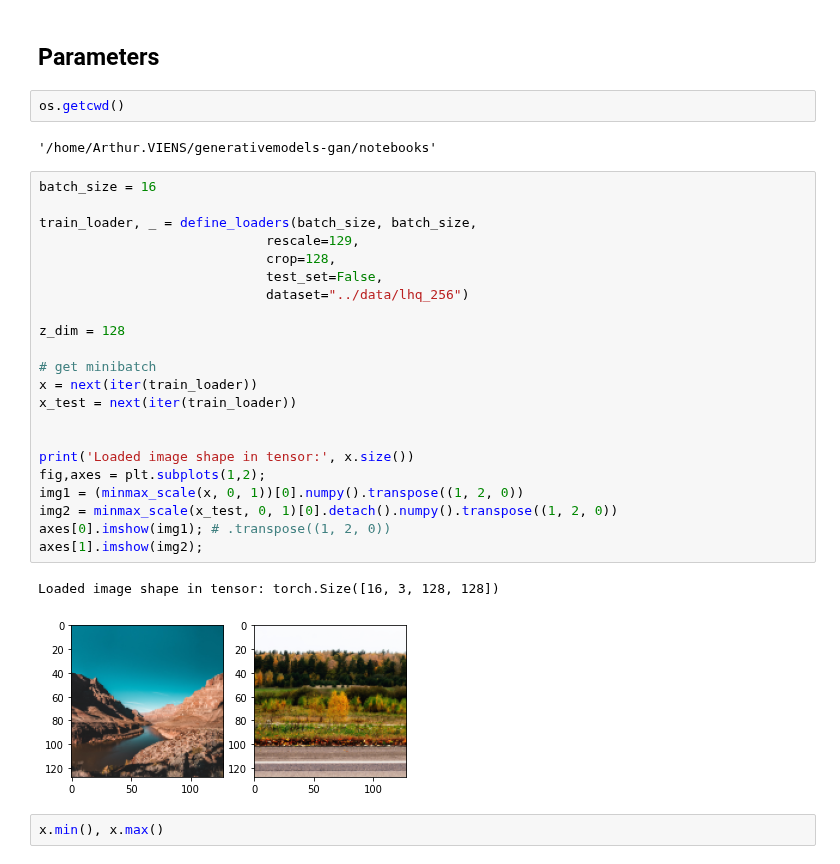
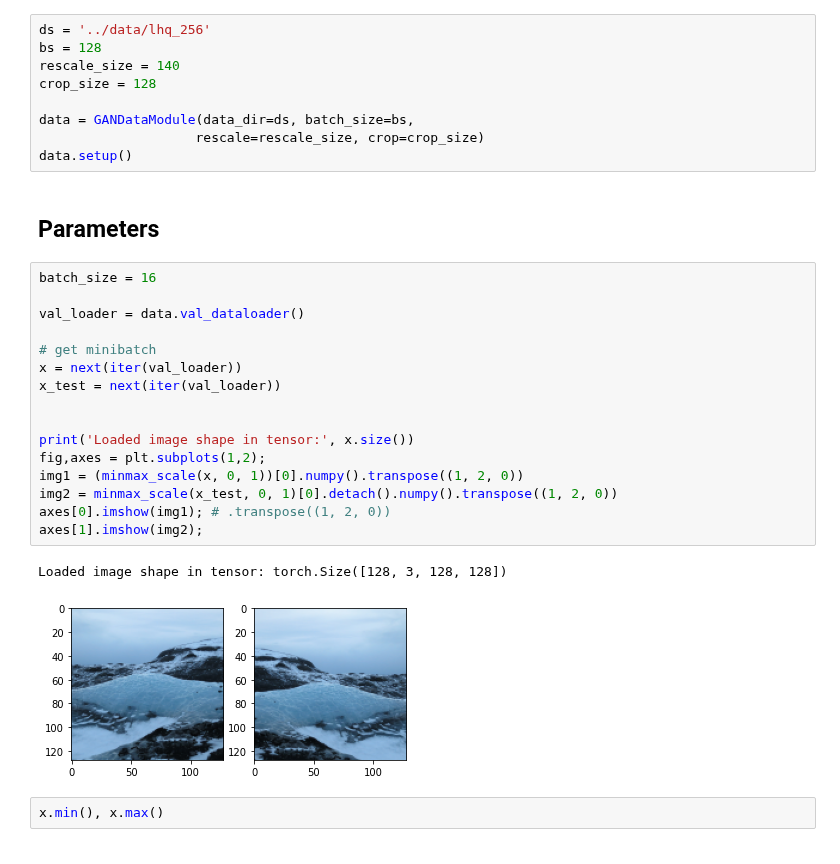
Before and after one commit to arthurviens/genmodel-DCGAN, a Jupyter notebook: notebooks/gan.ipynb, the cells around one changed output. Cells and saved outputs as stored; diff of their text form.

```diff
--- a/notebooks/gan.ipynb
+++ b/notebooks/gan.ipynb
@@ -23,37 +16,36 @@ device(type='cuda')
 torch.cuda.is_available()
 # %% [output]
 True
+# %%
+ds = '../data/lhq_256'
+bs = 128
+rescale_size = 140
+crop_size = 128
+
+data = GANDataModule(data_dir=ds, batch_size=bs,
+                    rescale=rescale_size, crop=crop_size)
+data.setup()
 # %% [markdown]
 ## Parameters
-# %%
-os.getcwd()
-# %% [output]
-'/home/Arthur.VIENS/generativemodels-gan/notebooks'
 # %%
 batch_size = 16
 
-train_loader, _ = define_loaders(batch_size, batch_size,
-                             rescale=129,
-                             crop=128,
-                             test_set=False,
-                             dataset="../data/lhq_256")
-
-z_dim = 128
+val_loader = data.val_dataloader()
 
 # get minibatch
-x = next(iter(train_loader))
-x_test = next(iter(train_loader))
+x = next(iter(val_loader))
+x_test = next(iter(val_loader))
 
 
 print('Loaded image shape in tensor:', x.size())
 fig,axes = plt.subplots(1,2);
 img1 = (minmax_scale(x, 0, 1))[0].numpy().transpose((1, 2, 0))
 img2 = minmax_scale(x_test, 0, 1)[0].detach().numpy().transpose((1, 2, 0))
 axes[0].imshow(img1); # .transpose((1, 2, 0))
 axes[1].imshow(img2);
 # %% [output]
-Loaded image shape in tensor: torch.Size([16, 3, 128, 128])
+Loaded image shape in tensor: torch.Size([128, 3, 128, 128])
-[figure, old version]
+[figure, new version]
 # %%
 x.min(), x.max()
 # %% [output]
```
Also changed, not shown: parts of 8 cells of this notebook, 4 other files.
